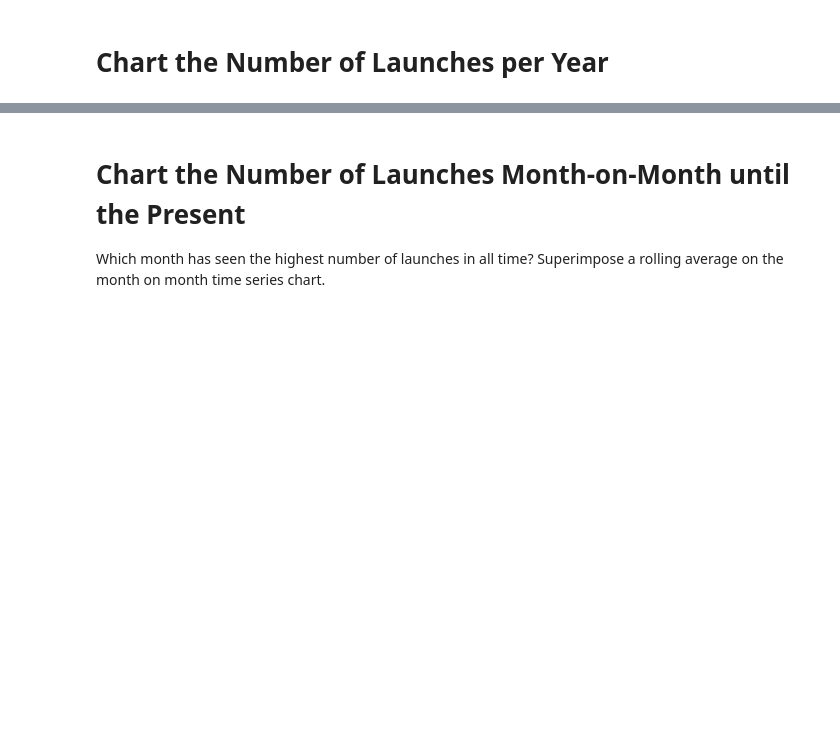
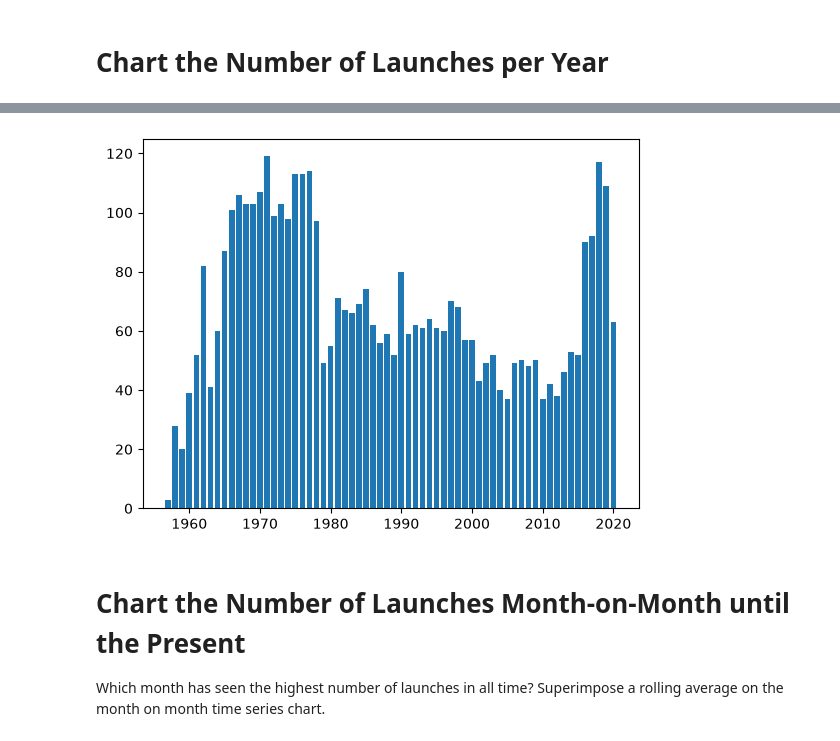
Before and after one commit to Archie-jpg/Space-Race-Analysis, a Jupyter notebook: Space_Missions_Analysis.ipynb, the cells around one changed output, grey strips where cells are left out. Saved outputs shown, nothing was run; the diff lists cells and outputs as text; code cells hidden in the pictures; blank space fills up the shorter version.

```diff
--- a/Space_Missions_Analysis.ipynb
+++ b/Space_Missions_Analysis.ipynb
@@ -349,2 +488,6 @@ fig.show()
 # %% [markdown]
 # Chart the Number of Launches per Year
+# %%
+# Get the data into required format
+launches_per_year: pd.DataFrame = df_clean.groupby(df_clean["Date"].dt.year).Mission_Status.agg(Launches="count").reset_index()
+launches_per_year.sort_values("Date")
@@ -351,3 +508,11 @@ fig.show()
+# %%
+fig, ax = plt.subplots()
+
+ax.bar(data=launches_per_year, x="Date", height="Launches")
+
+plt.show()
+# %% [output]
+[figure, added]
 # %% [markdown]
 # Chart the Number of Launches Month-on-Month until the Present
 
```
Also changed, not shown: parts of 13 cells of this notebook.
